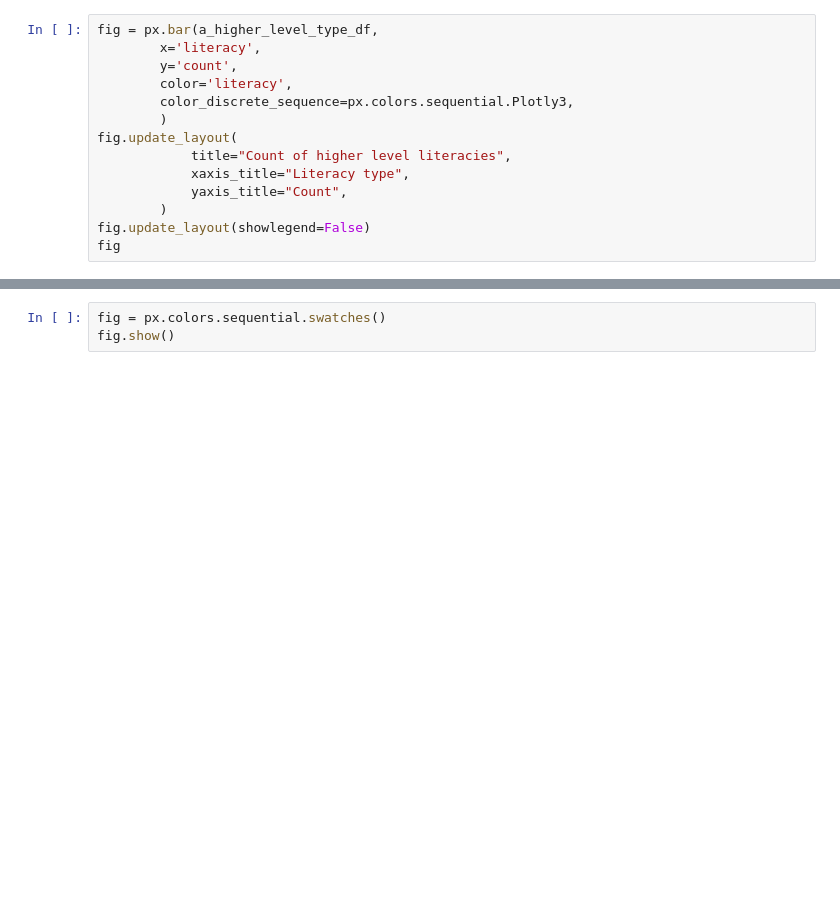
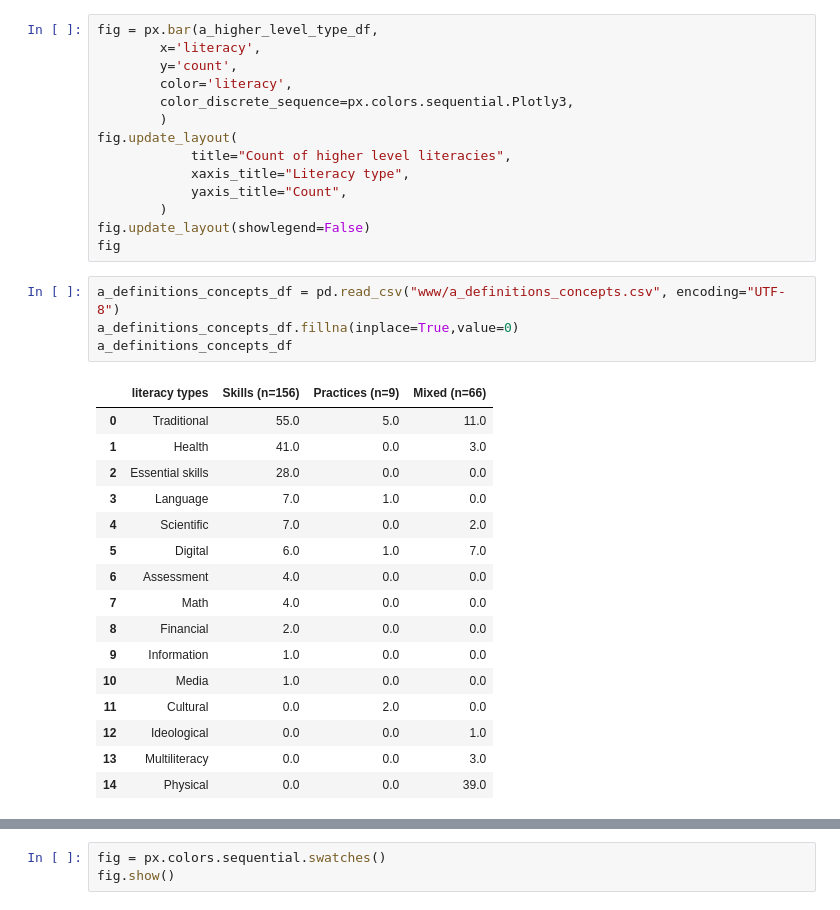
Before and after one commit to poppy-nicolette/ShinyShiny, a Jupyter notebook: dashboard-LNS/test_plots.ipynb, the cells around one changed output, grey strips where cells are left out. Drawn from its saved outputs; the diff is of its cells as text; blank space fills up the shorter version.

```diff
--- a/dashboard-LNS/test_plots.ipynb
+++ b/dashboard-LNS/test_plots.ipynb
@@ -379,3 +379,24 @@ fig.update_layout(
         )
 fig.update_layout(showlegend=False)
 fig
+# %%
+a_definitions_concepts_df = pd.read_csv("www/a_definitions_concepts.csv", encoding="UTF-8")
+a_definitions_concepts_df.fillna(inplace=True,value=0)
+a_definitions_concepts_df
+# %% [output]
+|  | literacy types | Skills (n=156) | Practices (n=9) | Mixed (n=66) |
+| 0 | Traditional | 55.0 | 5.0 | 11.0 |
+| 1 | Health | 41.0 | 0.0 | 3.0 |
+| 2 | Essential skills | 28.0 | 0.0 | 0.0 |
+| 3 | Language | 7.0 | 1.0 | 0.0 |
+| 4 | Scientific | 7.0 | 0.0 | 2.0 |
+| 5 | Digital | 6.0 | 1.0 | 7.0 |
+| 6 | Assessment | 4.0 | 0.0 | 0.0 |
+| 7 | Math | 4.0 | 0.0 | 0.0 |
+| 8 | Financial | 2.0 | 0.0 | 0.0 |
+| 9 | Information | 1.0 | 0.0 | 0.0 |
+| 10 | Media | 1.0 | 0.0 | 0.0 |
+| 11 | Cultural | 0.0 | 2.0 | 0.0 |
+| 12 | Ideological | 0.0 | 0.0 | 1.0 |
+| 13 | Multiliteracy | 0.0 | 0.0 | 3.0 |
+| 14 | Physical | 0.0 | 0.0 | 39.0 |
```
Also changed, not shown: parts of 2 cells of this notebook, 1 other file.
